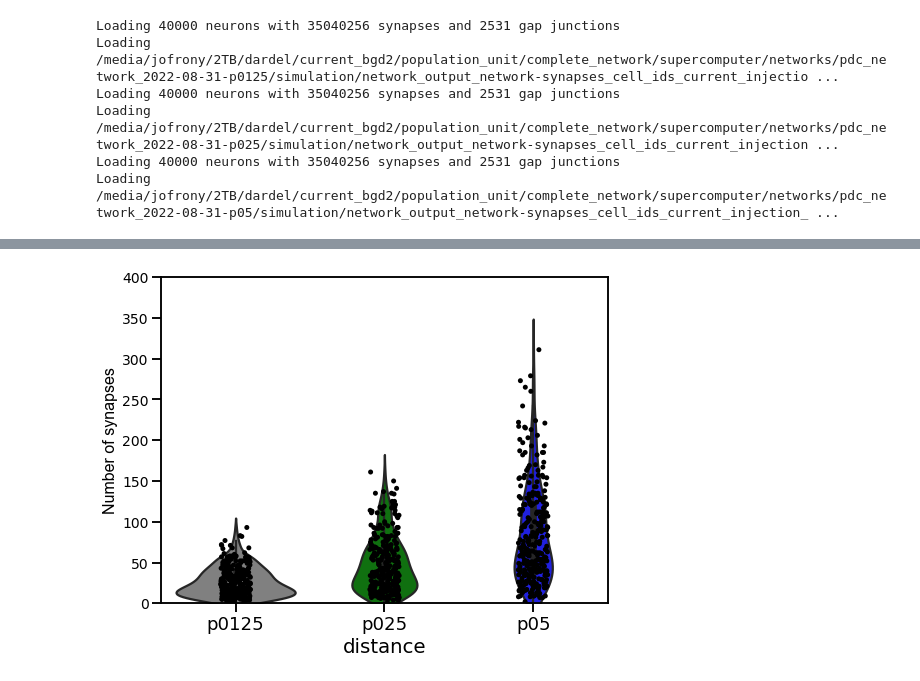
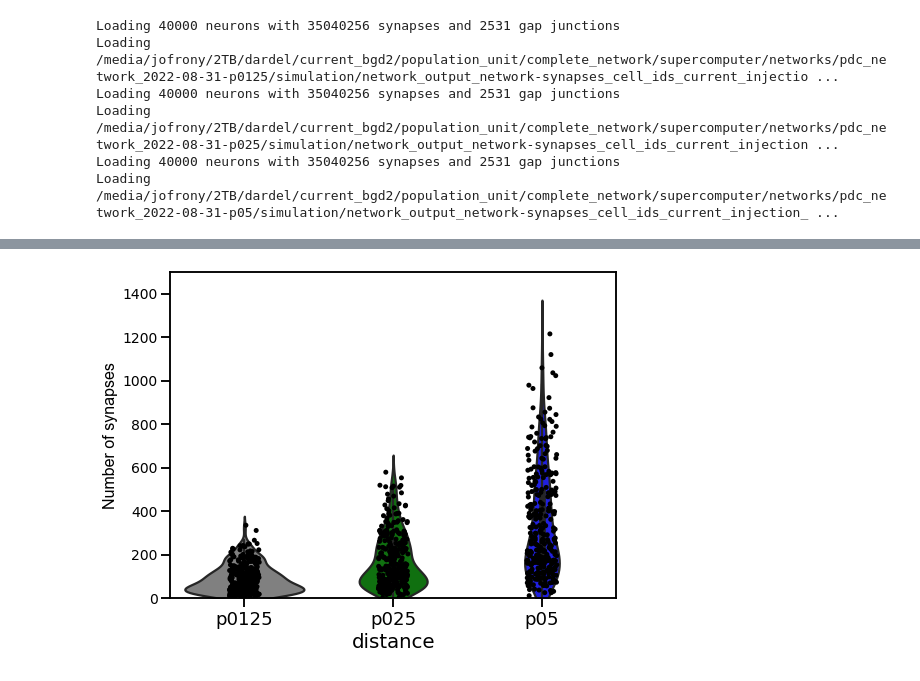
Before and after one commit to jofrony/current_bgd2_analysis, a Jupyter notebook: population_unit/complete_network/supercomputer/analysis/figures/complete_network/activity/analysis-4.ipynb, the cells around one changed output, grey strips where cells are left out. Cells and saved outputs as stored; diff of their text form; code cells hidden in the pictures.

Commit message:
analysis for network

```diff
--- a/population_unit/complete_network/supercomputer/analysis/figures/complete_network/activity/analysis-4.ipynb
+++ b/population_unit/complete_network/supercomputer/analysis/figures/complete_network/activity/analysis-4.ipynb
@@ -57,5 +57,5 @@ plot_synapses_violin(connectivity, experiment_names=e, colors=colors, name=neuro
 # %%
 %%time
 neuron_type = "iSPN"
-connectivity = connectivity_analysis(data_obj=sl, pre=["dSPN", "iSPN", "FS"], post=neuron_type, max_post=300)
+connectivity_ispn = connectivity_analysis(data_obj=sl, pre=["dSPN", "iSPN", "FS"], post=neuron_type, max_post=300)
 # %% [output]
@@ -64,6 +64,6 @@ Wall time: 6min 9s
 # %%
-customize = {plt.ylim:(0,400)}
+customize = {plt.ylim:(0,1500)}
 # %%
-plot_synapses_violin(connectivity, experiment_names=e, colors=colors, name=neuron_type, folder=folder, save=True, customize=customize)
+plot_synapses_violin(connectivity_ispn[0], experiment_names=e, colors=colors, name=neuron_type, folder=folder, save=True, customize=customize)
 # %% [output]
-[figure, old version]
+[figure, new version]
```
Also changed, not shown: parts of 9 cells of this notebook, 21 other files.
